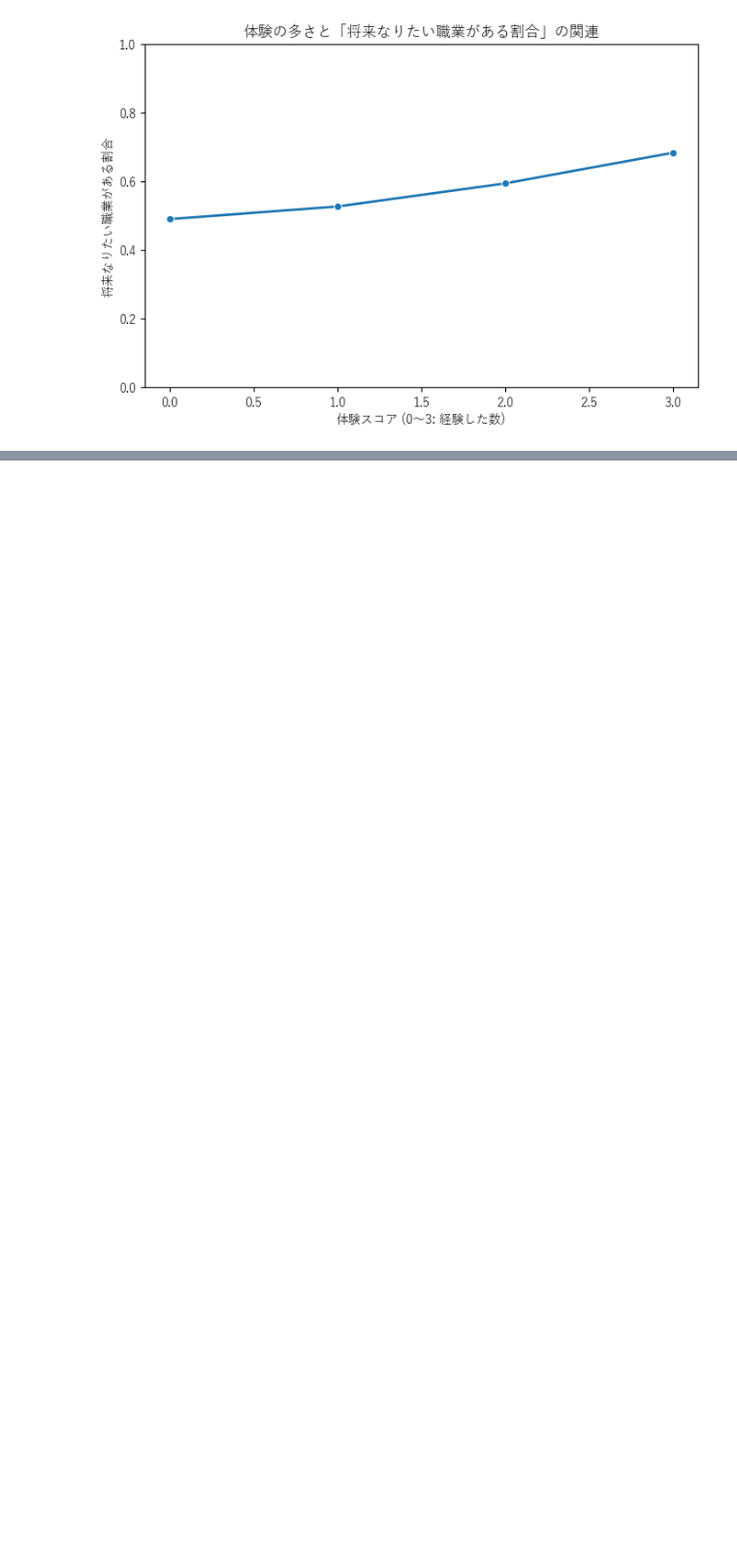
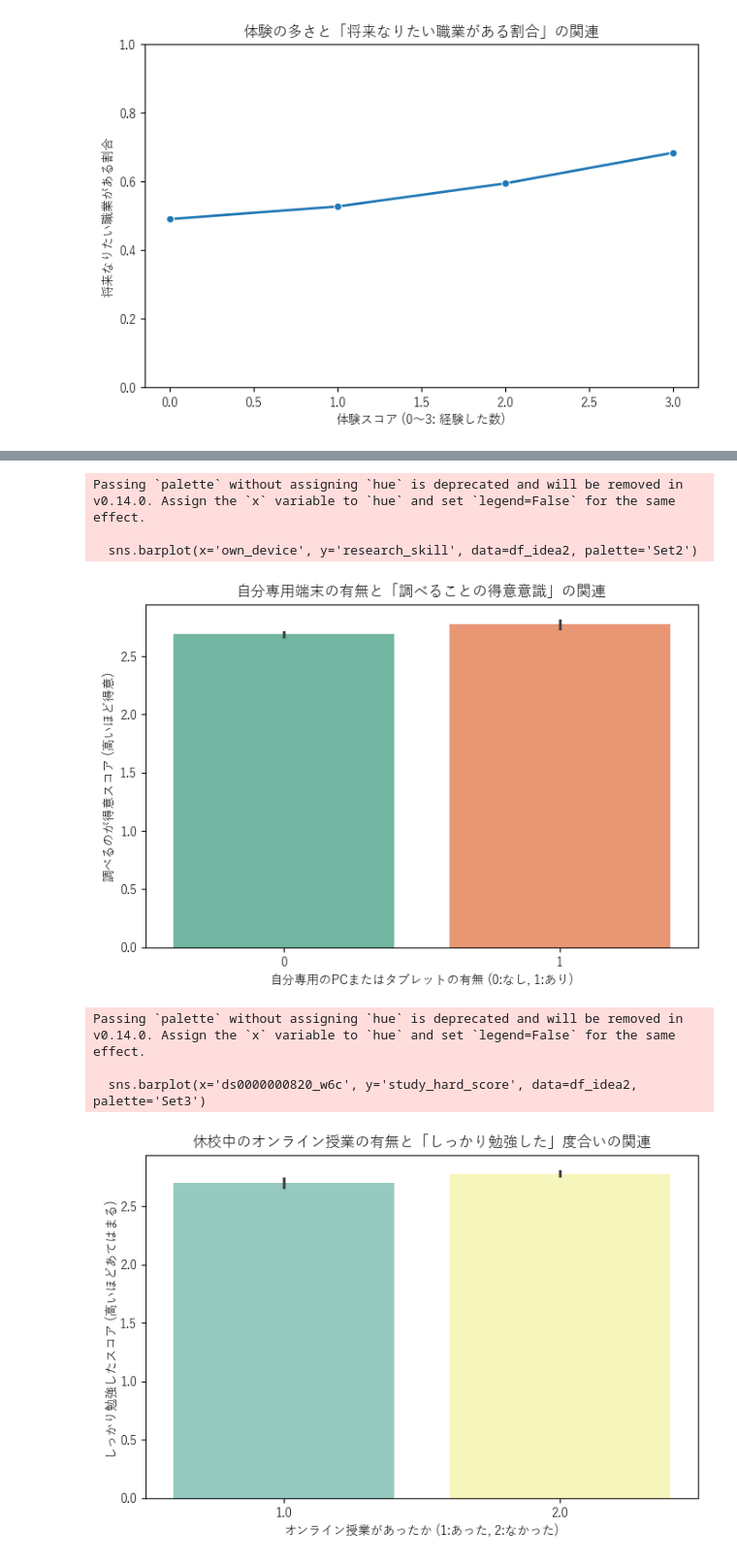
Before and after one commit to KyosukeNagai/DataScienceCompetition, a Jupyter notebook: test.ipynb, the cells around one changed output, grey strips where cells are left out. Shown at 97% size. Drawn from its saved outputs; the diff is of its cells as text; code cells hidden in the pictures; blank space fills up the shorter version.

```diff
--- a/test.ipynb
+++ b/test.ipynb
@@ -93,0 +133,57 @@ plt.show()
+# %%
+# =========================================================
+# アイデア案2：デジタル環境へのアクセス格差と「自分で調べる力」の差
+# =========================================================
+
+# 分析に必要な変数の抽出（Wave 6のデータを使用）
+columns_idea2 = [
+    'ds0000000524_w6c', # メディア利用：パソコン (1:使っていない, 2:家族と共有, 3:自分専用)
+    'ds0000000525_w6c', # メディア利用：タブレット (1:使っていない, 2:家族と共有, 3:自分専用)
+    'ds0000000330_w6c', # 得意・苦手：わからないことや知らないことを調べること (1:とても得意〜4:とても苦手)
+    'ds0000000820_w6c', # コロナ禍休校中の学校対応：オンラインで授業があった (1:あった, 2:なかった)
+    'ds0000000799_w6c'  # コロナ禍休校中の家庭生活：しっかり勉強した (1:とてもあてはまる〜4:まったくあてはまらない)
+]
+
+df_idea2 = df[columns_idea2].copy()
+
+# 欠損値の処理 (7777, 8888, 9999 を NaN に置換して除外)
+for col in columns_idea2:
+    df_idea2[col] = df_idea2[col].replace(7777, np.nan)
+    df_idea2[col] = df_idea2[col].replace(8888, np.nan)
+    df_idea2[col] = df_idea2[col].replace(9999, np.nan)
+df_idea2 = df_idea2.dropna()
+
+# 自分専用のPCまたはタブレットがあるかどうかのフラグを作成
+# パソコンまたはタブレットが「3(自分専用のものを使っている)」なら1、そうでないなら0
+df_idea2['own_device'] = ((df_idea2['ds0000000524_w6c'] == 3) | (df_idea2['ds0000000525_w6c'] == 3)).astype(int)
+
+# 「調べること」の得意スコアの調整（大きいほど得意になるよう反転：5 - 現在の値）
+df_idea2['research_skill'] = 5 - df_idea2['ds0000000330_w6c']
+
+# 休校中に「しっかり勉強した」かのスコア（大きいほどあてはまるよう反転：5 - 現在の値）
+df_idea2['study_hard_score'] = 5 - df_idea2['ds0000000799_w6c']
+
+# グラフ①：自分専用端末の有無と「調べる力」の関連
+plt.figure(figsize=(8, 5))
+sns.barplot(x='own_device', y='research_skill', data=df_idea2, palette='Set2')
+plt.title('自分専用端末の有無と「調べることの得意意識」の関連')
+plt.xlabel('自分専用のPCまたはタブレットの有無 (0:なし, 1:あり)')
+plt.ylabel('調べるのが得意スコア (高いほど得意)')
+plt.show()
+
+# グラフ②：オンライン授業の有無と休校中の学習状況の関連
+plt.figure(figsize=(8, 5))
+sns.barplot(x='ds0000000820_w6c', y='study_hard_score', data=df_idea2, palette='Set3')
+plt.title('休校中のオンライン授業の有無と「しっかり勉強した」度合いの関連')
+plt.xlabel('オンライン授業があったか (1:あった, 2:なかった)')
+plt.ylabel('しっかり勉強したスコア (高いほどあてはまる)')
+plt.show()
+# %% [output]
+Passing `palette` without assigning `hue` is deprecated and will be removed in v0.14.0. Assign the `x` variable to `hue` and set `legend=False` for the same effect.
+
+  sns.barplot(x='own_device', y='research_skill', data=df_idea2, palette='Set2')
+[figure, added]
+Passing `palette` without assigning `hue` is deprecated and will be removed in v0.14.0. Assign the `x` variable to `hue` and set `legend=False` for the same effect.
+
+  sns.barplot(x='ds0000000820_w6c', y='study_hard_score', data=df_idea2, palette='Set3')
+[figure, added]
```
Also changed, not shown: parts of 4 cells of this notebook, 2 other files.
